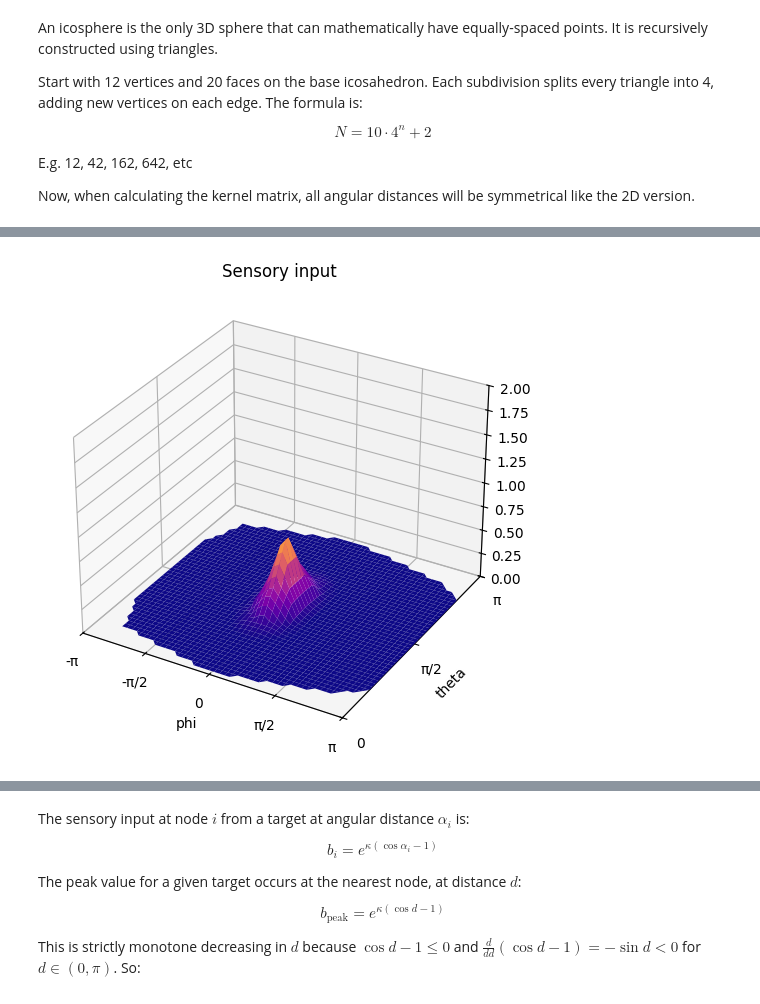
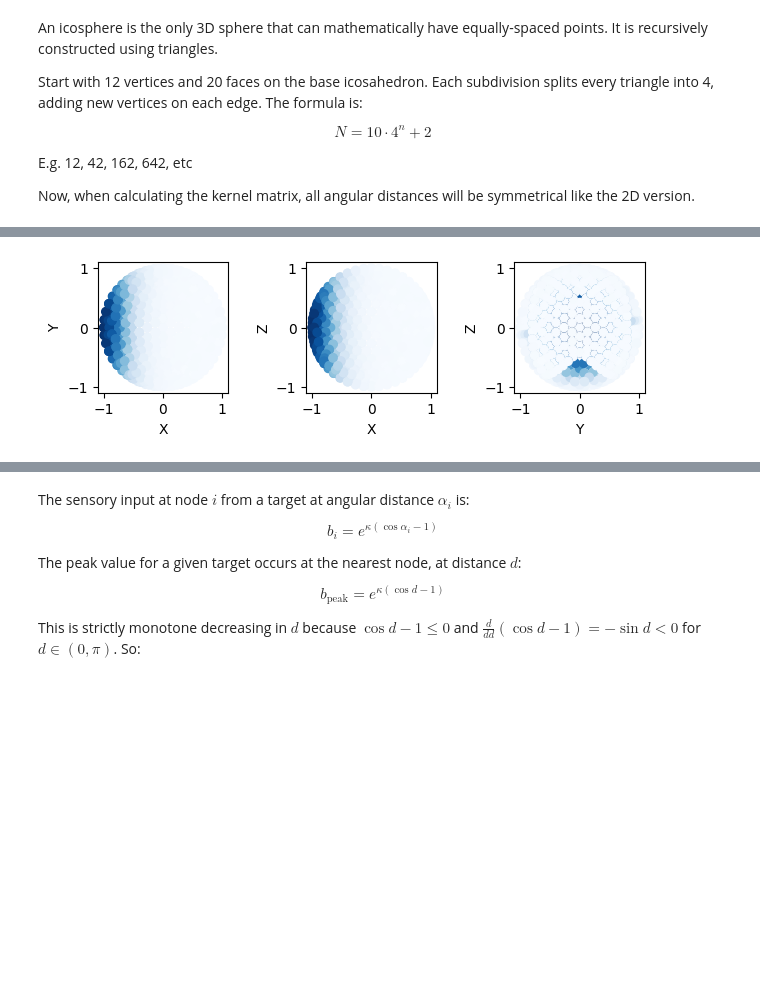
Before and after one commit to noah-ginzburg/RANController, a Jupyter notebook: RAN/mean_field_model_3d.ipynb, the cells around one changed output, grey strips where cells are left out. Saved outputs shown, nothing was run; the diff lists cells and outputs as text; code cells hidden in the pictures; blank space fills up the shorter version.

```diff
--- a/RAN/mean_field_model_3d.ipynb
+++ b/RAN/mean_field_model_3d.ipynb
@@ -283,7 +283,7 @@ Z = THETA = 2   #theta = z axis angle
 QUALITY = 3
 
 #Icosphere generation
-nsub = 2
+nsub = 3
 icosphere = pv.Icosphere(radius=1.0, nsub=nsub)
 
 #Polar form of nodes [r, theta, phi], sphere points are not sorted/ordered
@@ -299,13 +299,14 @@ dt = 0.1
 sigma = 14.0
 kappa = 20.0
 u = 3.0
+J = 20
 
-target1 = (2.0, 0, np.pi/2, 10.0)   #distance, phi, theta, quality
-target2 = (2.0, (-np.pi), np.pi/2, 10.0)   #distance, phi, theta, quality
-targets = [target1]
+target1 = (2.0, 0, np.pi/2, 20.0)   #distance, phi, theta, quality
+target2 = (2.0, (-np.pi), np.pi/2, 20.0)   #distance, phi, theta, quality
+targets = [target1, target2]
 # %%
 # Node positions and connectivity
-alphas, M = genetate_connection_matrix(nodes, 0, 5, 0.4)
+alphas, M = genetate_connection_matrix(nodes, 0, J, v)
 
 fig, ax = plt.subplots(figsize=(5, 5))
 ax.scatter(alphas, M, color='blue')
@@ -333,6 +334,6 @@ print(u_crit)
 # %%
-T = 400
-u=3.0
+T = 200
+u=0.68
 sigma=1.5
 b = generate_sensory_input(nodes, targets, kappa)
 # b = generate_equal_sensory_input(nodes, targets, kappa)
@@ -358,67 +359,36 @@ vel_vec = find_vel_avg_3D(nodes, z_final)
 plotter.add_arrows(np.array([[0,0,0]]), np.array([vel_vec]), mag=1.0, color='red')
 plotter.reset_camera()
 
-# plotter.show()
+plotter.show()
 
-# cartesian_points = polar_to_cartesian_3D(nodes.copy())
-# fig, (ax1, ax2, ax3) = plt.subplots(1, 3)
-# ax1.scatter(cartesian_points[:, X], cartesian_points[:, Y], c=z_final, cmap='Blues')
-# # ax1.set_title(f'Matrix kernel M')
-# ax1.set_xlabel(f'X')
-# ax1.set_ylabel(f'Y')
-# ax1.set_aspect('equal')
+cartesian_points = polar_to_cartesian_3D(nodes.copy())
+fig, (ax1, ax2, ax3) = plt.subplots(1, 3)
+ax1.scatter(cartesian_points[:, X], cartesian_points[:, Y], c=z_final, cmap='Blues')
+# ax1.set_title(f'Matrix kernel M')
+ax1.set_xlabel(f'X')
+ax1.set_ylabel(f'Y')
+ax1.set_aspect('equal')
 
-# ax2.scatter(cartesian_points[:, X], cartesian_points[:, Z], c=z_final, cmap='Blues')
-# # ax1.set_title(f'Matrix kernel M')
-# ax2.set_xlabel(f'X')
-# ax2.set_ylabel(f'Z')
-# ax2.set_aspect('equal')
+ax2.scatter(cartesian_points[:, X], cartesian_points[:, Z], c=z_final, cmap='Blues')
+# ax1.set_title(f'Matrix kernel M')
+ax2.set_xlabel(f'X')
+ax2.set_ylabel(f'Z')
+ax2.set_aspect('equal')
 
-# ax3.scatter(cartesian_points[:, Y], cartesian_points[:, Z], c=z_final, cmap='Blues')
-# # ax1.set_title(f'Matrix kernel M')
-# ax3.set_xlabel(f'Y')
-# ax3.set_ylabel(f'Z')
-# ax3.set_aspect('equal')
+ax3.scatter(cartesian_points[:, Y], cartesian_points[:, Z], c=z_final, cmap='Blues')
+# ax1.set_title(f'Matrix kernel M')
+ax3.set_xlabel(f'Y')
+ax3.set_ylabel(f'Z')
+ax3.set_aspect('equal')
 
-# plt.tight_layout()
-# plt.show()
+plt.tight_layout()
+plt.show()
 
 #3d heatmap
 
 plot_3d_heatmap(nodes, b, "Sensory input")
 # plot_3d_heatmap(nodes, z_final, f"Activation Strength, {len(targets)} targets, u={u}, sigma={sigma}")
 plot_3d_heatmap(nodes, z_final, f"Activation Strength")
-
-
-
-# ref_node = np.argmax(b)
-# angles = [geodesic_distance(nodes[i], nodes[ref_node]) for i in range(len(nodes))]
-# sorted_pairs = sorted(zip(angles, b))
-# angles_sorted, b_sorted = zip(*sorted_pairs)
-# plt.title('Sensory Input Centred Around Node with Highest Firing Rate')
-# plt.xlabel('Central Anglular Distance to Reference Node')
-# plt.ylabel('Firing Rate')
-
-# plt.text(0.5, 0.5, f'ref node: φ={nodes[ref_node][PHI]:.2f}, θ={nodes[ref_node][THETA]:.2f}', transform=ax.transAxes)
-# # plt.axvline(x=0, color='red', linestyle='--', label='reference node')
-# plt.ylim(0, 2)
-# plt.plot(angles_sorted, b_sorted)
-# plt.show()
-
-# # plt.plot(z_final)
-# ref_node = np.argmax(z_final)
-# angles = [geodesic_distance(nodes[i], nodes[ref_node]) for i in range(len(nodes))]
-# sorted_pairs = sorted(zip(angles, z_final))
-# angles_sorted, z_sorted = zip(*sorted_pairs)
-# plt.title('Ring Dynamics Centred Around Node with Highest Firing Rate')
-# plt.xlabel('Central Anglular Distance to Reference Node')
-# plt.ylabel('Firing Rate')
-
-# plt.text(0.5, 0.5, f'ref node: φ={nodes[ref_node][PHI]:.2f}, θ={nodes[ref_node][THETA]:.2f}', transform=ax.transAxes)
-# # plt.axvline(x=0, color='red', linestyle='--', label='reference node')
-# plt.ylim(0, 2)
-# plt.scatter(angles_sorted, z_sorted, s=7)
-# plt.show()
 
 # printstuff = [(vel_vec[0], vel_vec[1], vel_vec[2])]
 # print(cartesian_to_polar_3D(printstuff))
@@ -433 +404 @@ for j in range(len(targets)):
-[figure, old version]
+[figure, new version]
```
Also changed, not shown: parts of 4 cells of this notebook, 3 other files.
